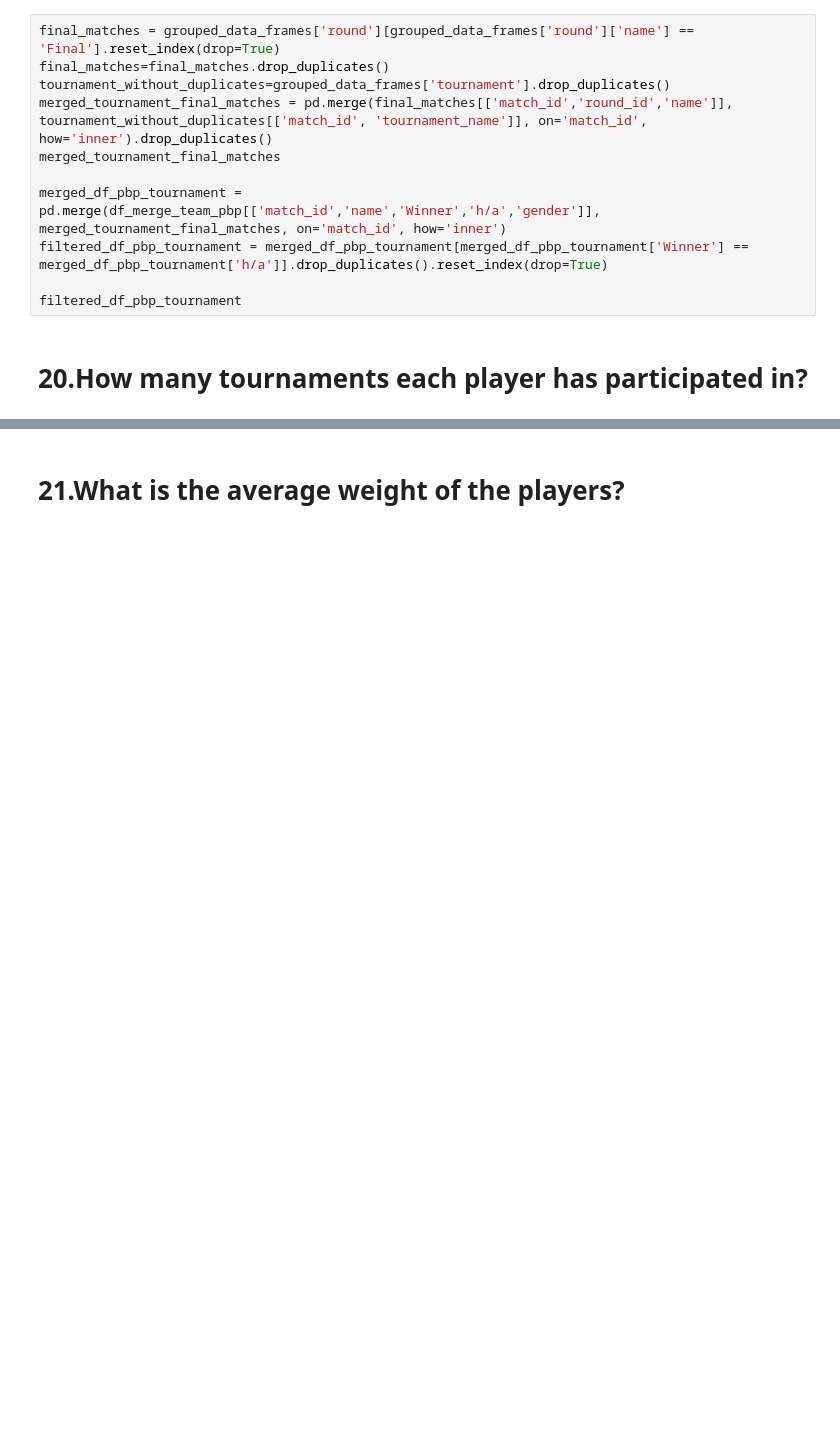
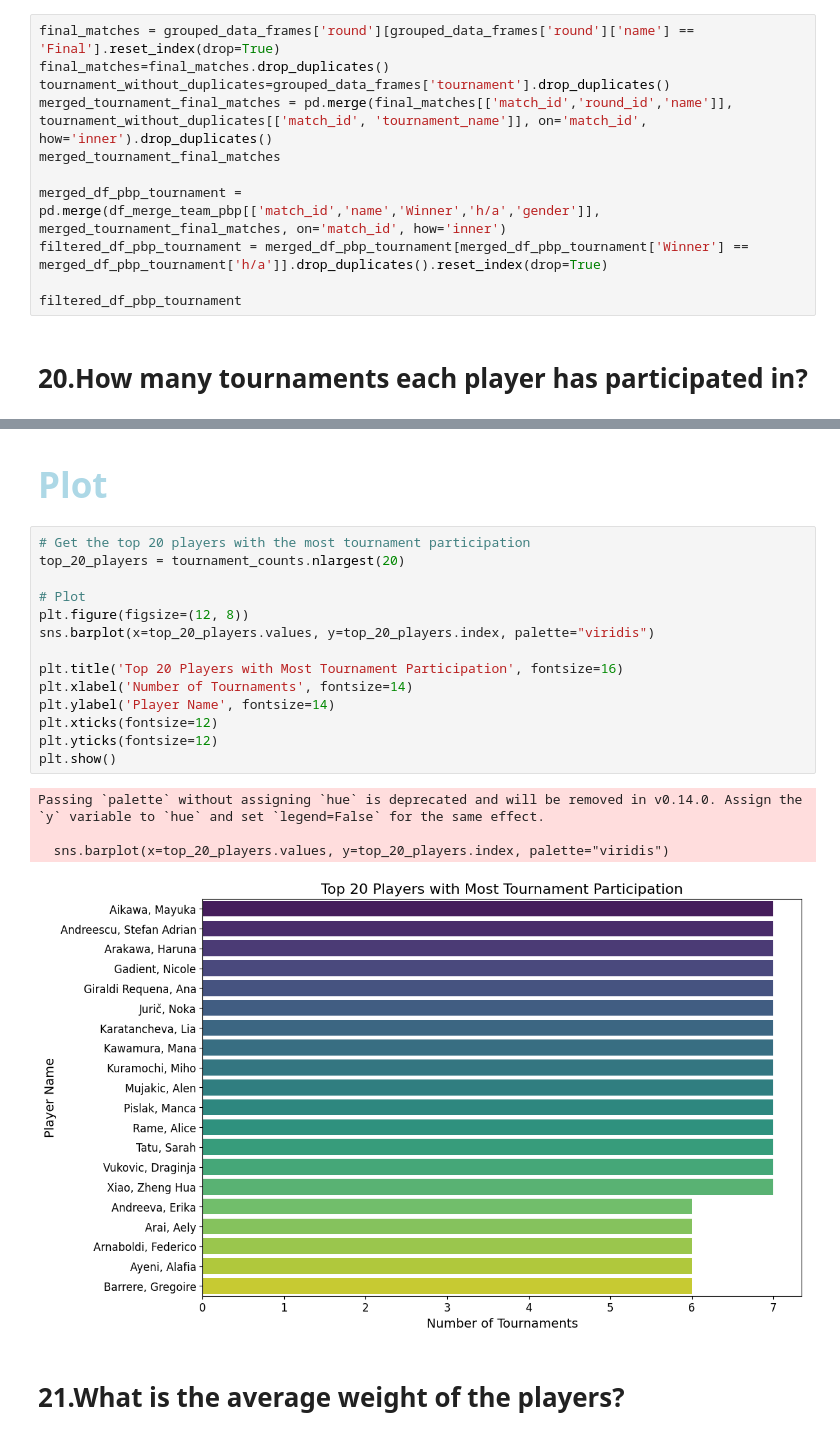
Before and after one commit to HosseinFaghihi/tennismatch_coop_coding, a Jupyter notebook: tproject.ipynb, the cells around one changed output, grey strips where cells are left out. Drawn from its saved outputs; the diff is of its cells as text; blank space fills up the shorter version.

```diff
--- a/tproject.ipynb
+++ b/tproject.ipynb
@@ -1020,3 +1089,28 @@ print(tournament_counts)
+# %% [markdown]
+<h2  style="color:lightblue; font-family:Arial, sans-serif; font-size:35px;">
+
+
+Plot
+</h2>
+# %%
+# Get the top 20 players with the most tournament participation
+top_20_players = tournament_counts.nlargest(20)
+
+# Plot
+plt.figure(figsize=(12, 8))
+sns.barplot(x=top_20_players.values, y=top_20_players.index, palette="viridis")
+
+plt.title('Top 20 Players with Most Tournament Participation', fontsize=16)
+plt.xlabel('Number of Tournaments', fontsize=14)
+plt.ylabel('Player Name', fontsize=14)
+plt.xticks(fontsize=12)
+plt.yticks(fontsize=12)
+plt.show()
+# %% [output]
+Passing `palette` without assigning `hue` is deprecated and will be removed in v0.14.0. Assign the `y` variable to `hue` and set `legend=False` for the same effect.
+
+  sns.barplot(x=top_20_players.values, y=top_20_players.index, palette="viridis")
+[figure, added]
 # %% [markdown]
 <h1>
 21.What is the average weight of the players?
```
Also changed, not shown: parts of 9 cells of this notebook.
